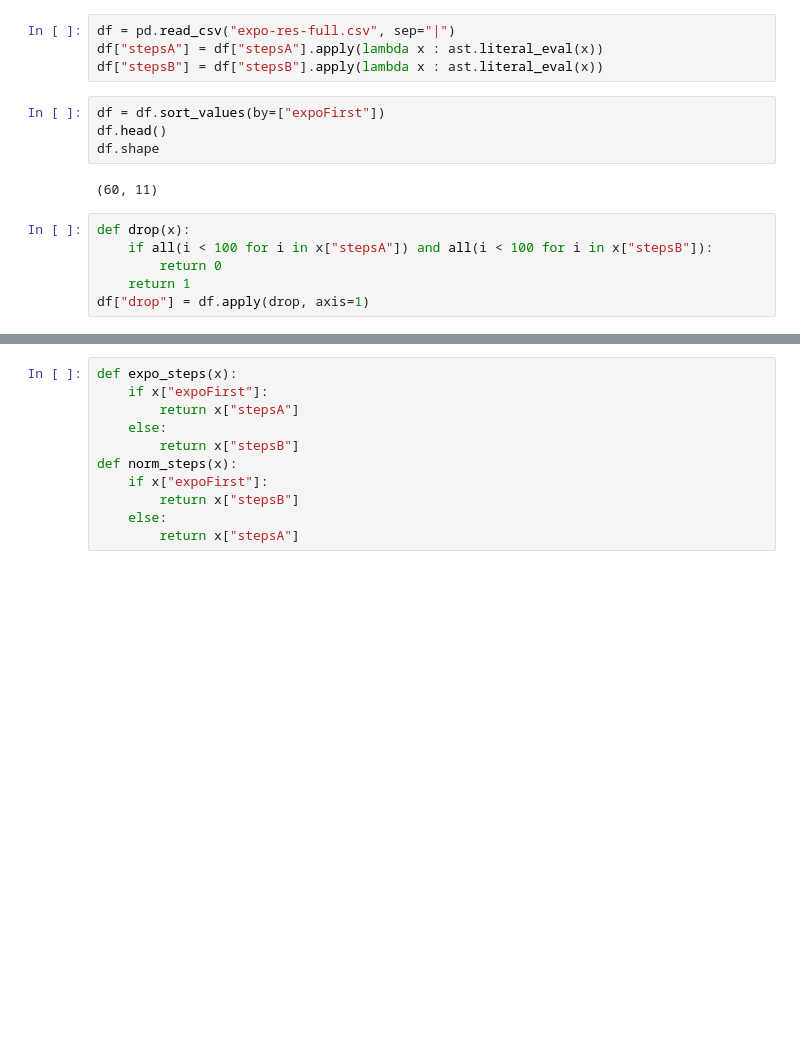
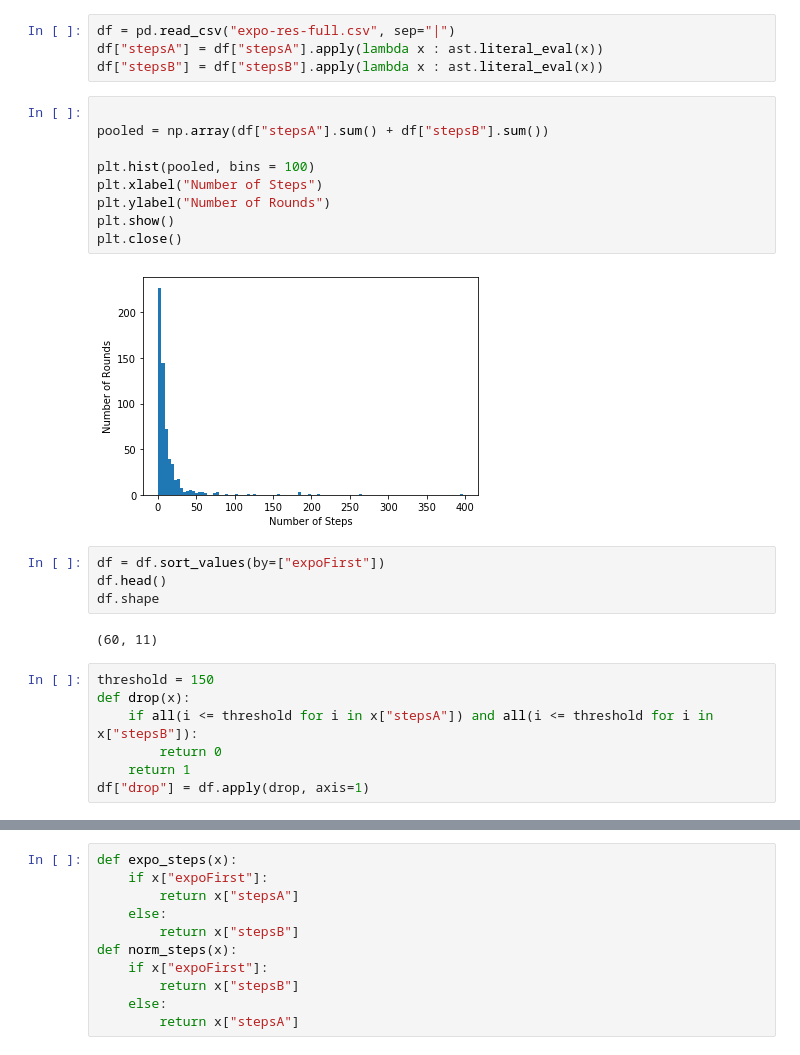
Before and after one commit to GDPlumb/ExpO, a Jupyter notebook: UCI-HCI/MTurk-Analysis/expo-analysis.ipynb, the cells around one changed output, grey strips where cells are left out. Saved outputs shown, nothing was run; the diff lists cells and outputs as text; blank space fills up the shorter version.

```diff
--- a/UCI-HCI/MTurk-Analysis/expo-analysis.ipynb
+++ b/UCI-HCI/MTurk-Analysis/expo-analysis.ipynb
@@ -8,6 +8,17 @@ import matplotlib.pyplot as plt
 df = pd.read_csv("expo-res-full.csv", sep="|")
 df["stepsA"] = df["stepsA"].apply(lambda x : ast.literal_eval(x))
 df["stepsB"] = df["stepsB"].apply(lambda x : ast.literal_eval(x))
+# %%
+
+pooled = np.array(df["stepsA"].sum() + df["stepsB"].sum())
+
+plt.hist(pooled, bins = 100)
+plt.xlabel("Number of Steps")
+plt.ylabel("Number of Rounds")
+plt.show()
+plt.close()
+# %% [output]
+[figure, added]
 # %%
 df = df.sort_values(by=["expoFirst"])
 df.head()
@@ -15,8 +26,9 @@ df.shape
 # %% [output]
 (60, 11)
 # %%
+threshold = 150
 def drop(x):
-    if all(i < 100 for i in x["stepsA"]) and all(i < 100 for i in x["stepsB"]):
+    if all(i <= threshold for i in x["stepsA"]) and all(i <= threshold for i in x["stepsB"]):
         return 0
     return 1
 df["drop"] = df.apply(drop, axis=1)
```
Also changed, not shown: parts of 10 cells of this notebook.
